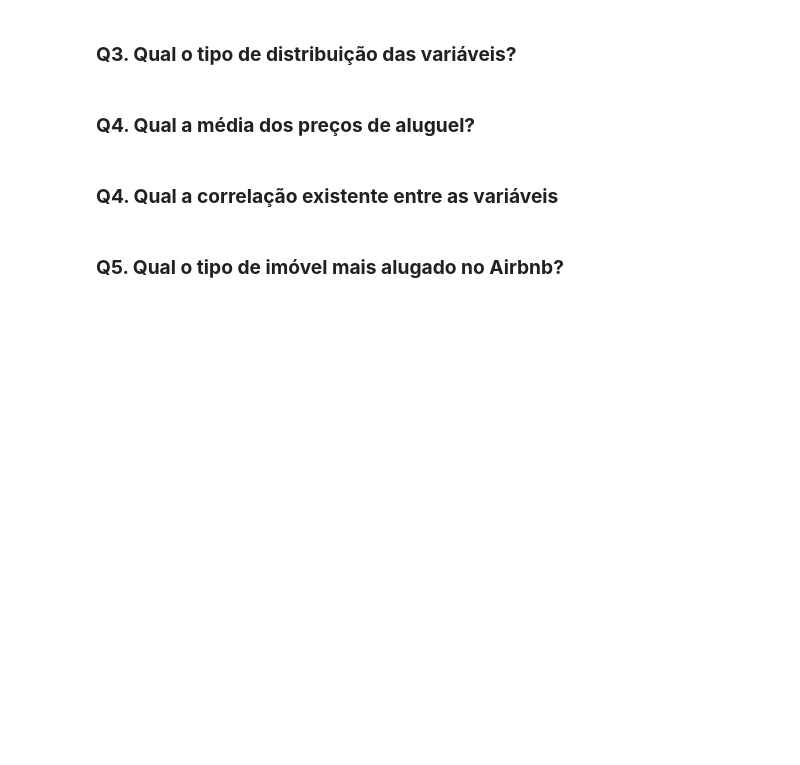
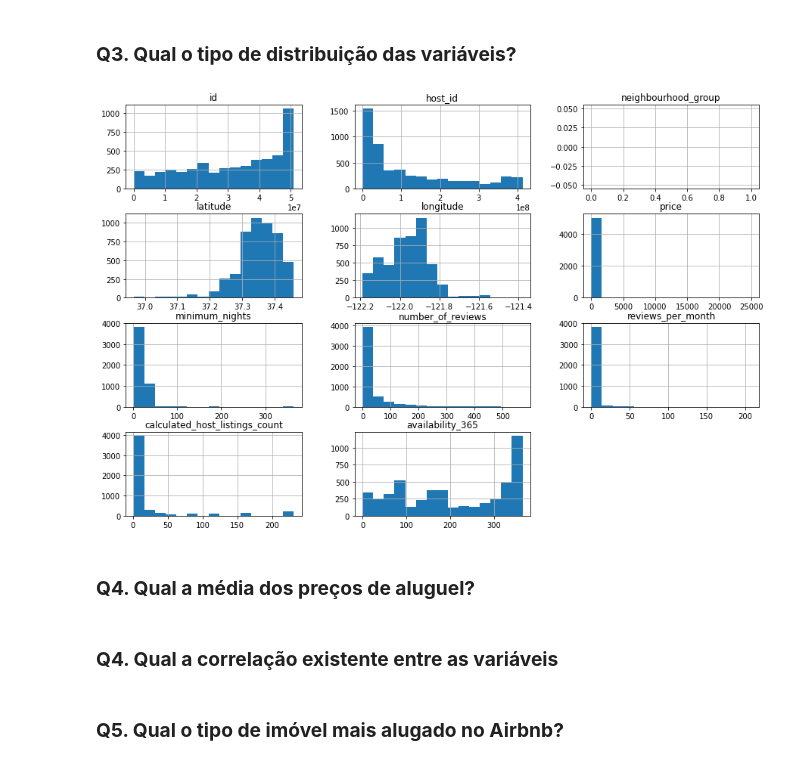
Before and after one commit to tvaditya/intro_ds_and_ml, a Jupyter notebook: [T_V_aditya]_Analisando_os_Dados_do_Airbnb.ipynb, the cells around one changed output. Drawn from its saved outputs; the diff is of its cells as text; code cells hidden in the pictures; blank space fills up the shorter version.

```diff
--- a/[T_V_aditya]_Analisando_os_Dados_do_Airbnb.ipynb
+++ b/[T_V_aditya]_Analisando_os_Dados_do_Airbnb.ipynb
@@ -99,6 +136,9 @@ df.head()
 ### **Q3. Qual o tipo de distribuição das variáveis?**
 # %%
 # plotar o histograma das variáveis numéricas
+df.hist(bins=15, figsize=(15, 10));
+# %% [output]
+[figure, added]
 # %% [markdown]
 ### **Q4. Qual a média dos preços de aluguel?**
 # %%
```
Also changed, not shown: parts of 3 cells of this notebook.
